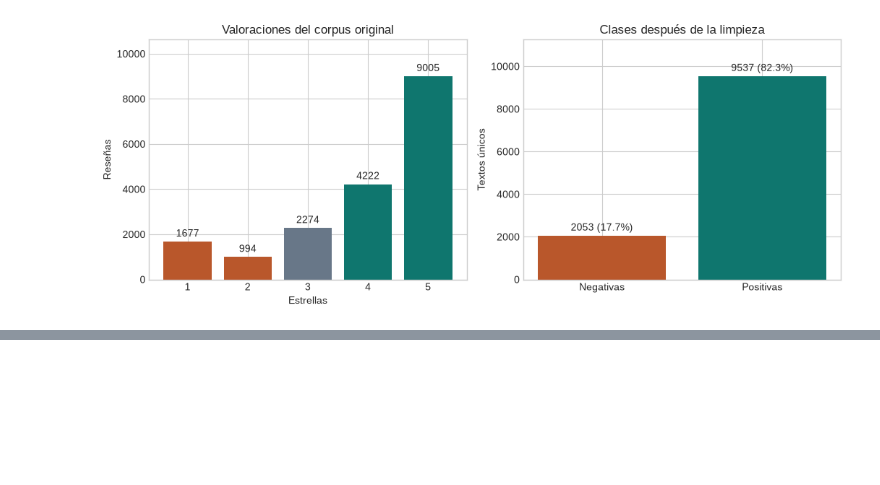
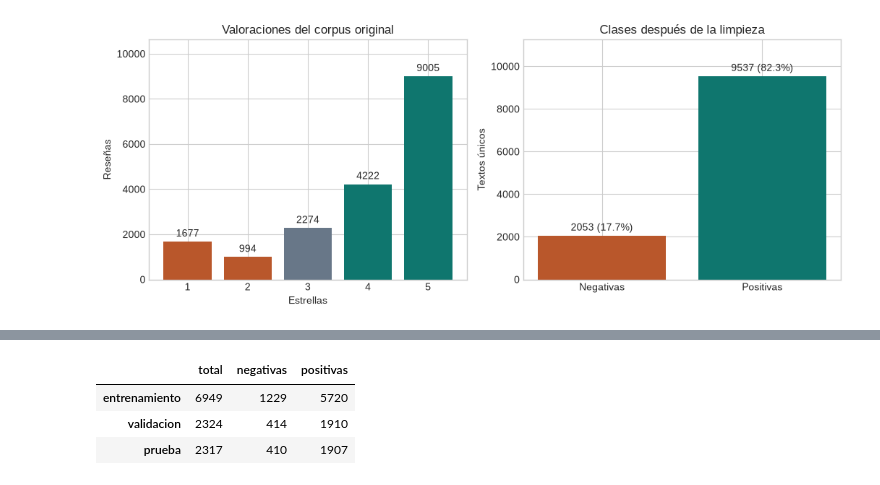
Before and after one commit to bvelastegui/hotel-reviews-ml, a Jupyter notebook: modelo_resenas.ipynb, the cells around one changed output, grey strips where cells are left out. Saved outputs shown, nothing was run; the diff lists cells and outputs as text; code cells hidden in the pictures; blank space fills up the shorter version.

Commit message:
feat(datos): separar conjuntos por grupos de reseñas

```diff
--- a/modelo_resenas.ipynb
+++ b/modelo_resenas.ipynb
@@ -225,0 +230,100 @@ mostrar_figura(fig, "01_distribucion_del_corpus")
+# %%
+def preparar_particiones(filas):
+    padres = list(range(len(filas)))
+
+    def raiz(i):
+        while padres[i] != i:
+            padres[i] = padres[padres[i]]
+            i = padres[i]
+        return i
+
+    def unir(a, b):
+        a, b = raiz(a), raiz(b)
+        padres[max(a, b)] = min(a, b)
+
+    hoteles, textos = {}, {}
+    for i, fila in enumerate(filas):
+        for hotel in json.loads(fila["hoteles_json"]):
+            clave = normalizar(hotel)
+            if clave in hoteles:
+                unir(i, hoteles[clave])
+            hoteles[clave] = i
+        # Une también variaciones que solo cambian puntuación o espacios.
+        # No se declara detección exhaustiva de paráfrasis o duplicados cercanos.
+        texto = re.sub(r"[\W_]+", "", normalizar(fila["review_text"]))
+        if texto in textos:
+            unir(i, textos[texto])
+        textos[texto] = i
+    grupos = np.array([raiz(i) for i in range(len(filas))])
+    y = np.array([int(fila["label"]) for fila in filas])
+    asignaciones = np.empty(len(filas), dtype=int)
+    divisor = StratifiedGroupKFold(n_splits=5, shuffle=True, random_state=SEMILLA)
+    for fold, (_, indices) in enumerate(divisor.split(np.zeros(len(y)), y, grupos)):
+        asignaciones[indices] = fold
+    nombres = {0: "prueba", 1: "validacion", 2: "entrenamiento", 3: "entrenamiento", 4: "entrenamiento"}
+    registros = [{"id": f["id"], "grupo": str(grupos[i]), "particion": nombres[asignaciones[i]]}
+                 for i, f in enumerate(filas)]
+    for nombre in set(nombres.values()):
+        indices = [i for i, r in enumerate(registros) if r["particion"] == nombre]
+        if set(y[indices]) != {0, 1}:
+            raise ValueError(f"La partición {nombre} no contiene ambas clases")
+    destinos = {raiz(i): set() for i in range(len(filas))}
+    for i, r in enumerate(registros):
+        destinos[raiz(i)].add(r["particion"])
+    assert all(len(v) == 1 for v in destinos.values())
+    resumen = {
+        "semilla": SEMILLA,
+        "metodo": "StratifiedGroupKFold de 5 folds; fold 0 prueba, 1 validación, 2–4 entrenamiento",
+        "sha256_dataset": huella_csv(filas),
+        "sha256_particiones": huella_csv(registros),
+        "grupos": len(set(grupos.tolist())),
+        "grupo_mayor": max(Counter(grupos.tolist()).values()),
+        "regla_grupos": "Componentes conexas por hotel y por texto sin puntuación ni espacios; sin hotel queda agrupado solo por coincidencias de texto",
+        "limitacion": "Los hoteles ausentes no permiten garantizar separación por establecimiento; no se detectan todas las paráfrasis",
+        "balance": "No se submuestrea ni duplica ninguna partición; usar pesos calculados solo con entrenamiento",
+        "particiones": {},
+    }
+    for nombre in ["entrenamiento", "validacion", "prueba"]:
+        indices = [i for i, r in enumerate(registros) if r["particion"] == nombre]
+        resumen["particiones"][nombre] = {
+            "total": len(indices), "negativas": int(sum(y[indices] == 0)),
+            "positivas": int(sum(y[indices] == 1)),
+        }
+    return registros, resumen
+
+
+def verificar_particiones(filas, partes, resumen):
+    por_id = {r["id"]: r["particion"] for r in partes}
+    assert len(por_id) == len(partes) == len(filas)
+    assert set(por_id) == {r["id"] for r in filas}
+    assert set(por_id.values()) == {"entrenamiento", "validacion", "prueba"}
+    hoteles, textos, grupos = defaultdict(set), defaultdict(set), defaultdict(set)
+    for r in filas:
+        nombre = por_id[r["id"]]
+        for hotel in json.loads(r["hoteles_json"]):
+            hoteles[normalizar(hotel)].add(nombre)
+        textos[re.sub(r"[\W_]+", "", normalizar(r["review_text"]))].add(nombre)
+    for r in partes:
+        grupos[r["grupo"]].add(r["particion"])
+    for categoria in [hoteles, textos, grupos]:
+        assert all(len(particiones) == 1 for particiones in categoria.values())
+    for nombre, conteo in resumen["particiones"].items():
+        seleccion = [r for r in filas if por_id[r["id"]] == nombre]
+        assert len(seleccion) == conteo["total"]
+        assert sum(r["label"] == "0" for r in seleccion) == conteo["negativas"]
+        assert sum(r["label"] == "1" for r in seleccion) == conteo["positivas"]
+
+asignaciones, particiones = preparar_particiones(resenas)
+verificar_particiones(resenas, asignaciones, particiones)
+escribir_json(DATOS / "particiones.json", particiones)
+por_id = {fila["id"]: fila for fila in asignaciones}
+conjuntos = {nombre: [] for nombre in particiones["particiones"]}
+for fila in resenas:
+    conjuntos[por_id[fila["id"]]["particion"]].append(fila)
+
+display(pd.DataFrame(particiones["particiones"]).T)
+# %% [output]
+|  | total | negativas | positivas |
+| entrenamiento | 6949 | 1229 | 5720 |
+| validacion | 2324 | 414 | 1910 |
+| prueba | 2317 | 410 | 1907 |
```
Also changed, not shown: parts of 1 cell of this notebook.
